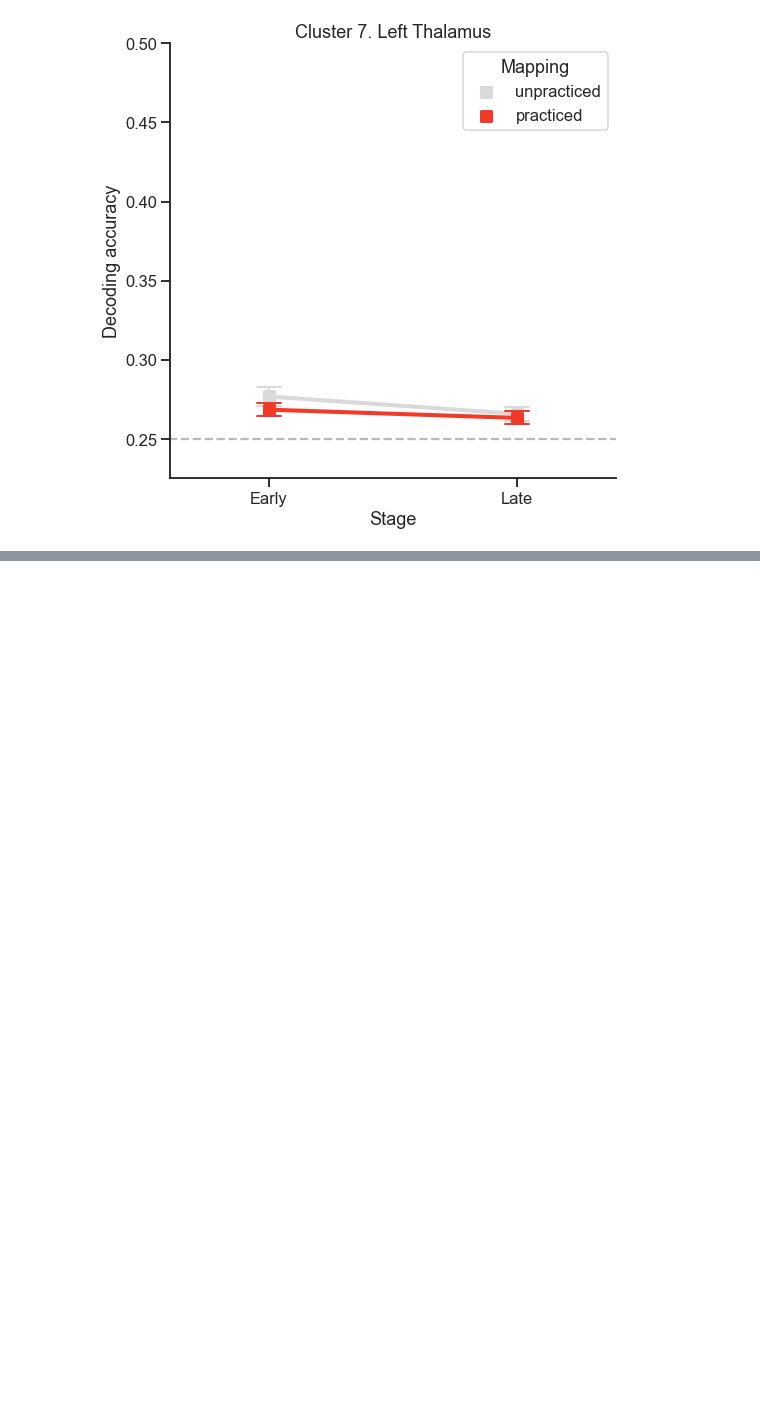
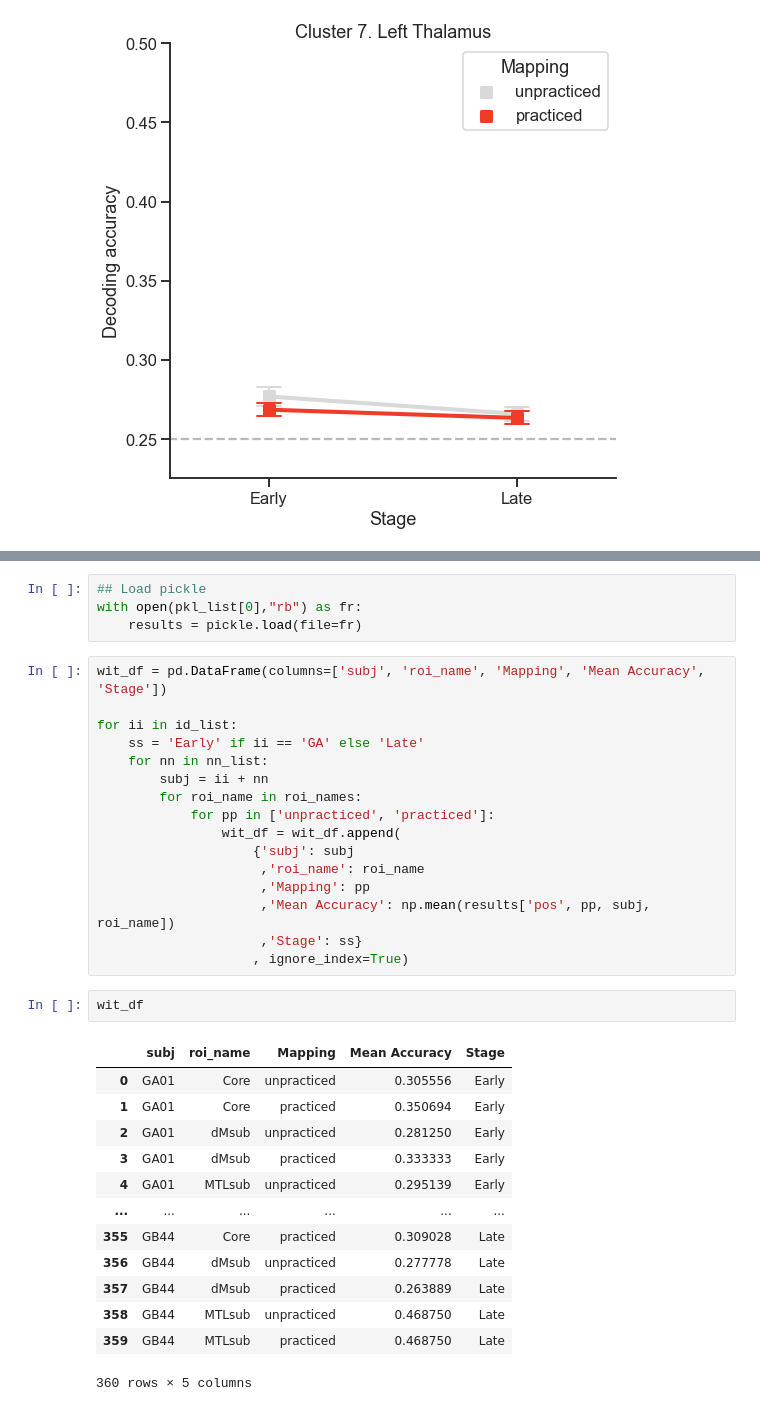
Before and after one commit to psb629/labs, a Jupyter notebook: GA/scripts/fMRI_analysis.ipynb, the cells around one changed output, grey strips where cells are left out. Saved outputs shown, nothing was run; the diff lists cells and outputs as text; blank space fills up the shorter version.

```diff
--- a/GA/scripts/fMRI_analysis.ipynb
+++ b/GA/scripts/fMRI_analysis.ipynb
@@ -382,0 +446,36 @@ n200_c7_L_Thalamus
+# %%
+## Load pickle
+with open(pkl_list[0],"rb") as fr:
+    results = pickle.load(file=fr)
+# %%
+wit_df = pd.DataFrame(columns=['subj', 'roi_name', 'Mapping', 'Mean Accuracy', 'Stage'])
+
+for ii in id_list:
+    ss = 'Early' if ii == 'GA' else 'Late'
+    for nn in nn_list:
+        subj = ii + nn
+        for roi_name in roi_names:
+            for pp in ['unpracticed', 'practiced']:
+                wit_df = wit_df.append(
+                    {'subj': subj
+                     ,'roi_name': roi_name
+                     ,'Mapping': pp
+                     ,'Mean Accuracy': np.mean(results['pos', pp, subj, roi_name])
+                     ,'Stage': ss}
+                    , ignore_index=True)
+# %%
+wit_df
+# %% [output]
+|  | subj | roi_name | Mapping | Mean Accuracy | Stage |
+| 0 | GA01 | Core | unpracticed | 0.305556 | Early |
+| 1 | GA01 | Core | practiced | 0.350694 | Early |
+| 2 | GA01 | dMsub | unpracticed | 0.281250 | Early |
+| 3 | GA01 | dMsub | practiced | 0.333333 | Early |
+| 4 | GA01 | MTLsub | unpracticed | 0.295139 | Early |
+| ... | ... | ... | ... | ... | ... |
+| 355 | GB44 | Core | practiced | 0.309028 | Late |
+| 356 | GB44 | dMsub | unpracticed | 0.277778 | Late |
+| 357 | GB44 | dMsub | practiced | 0.263889 | Late |
+| 358 | GB44 | MTLsub | unpracticed | 0.468750 | Late |
+| 359 | GB44 | MTLsub | practiced | 0.468750 | Late |
+360 rows × 5 columns
```
Also changed, not shown: parts of 21 cells of this notebook, 2 other files.
